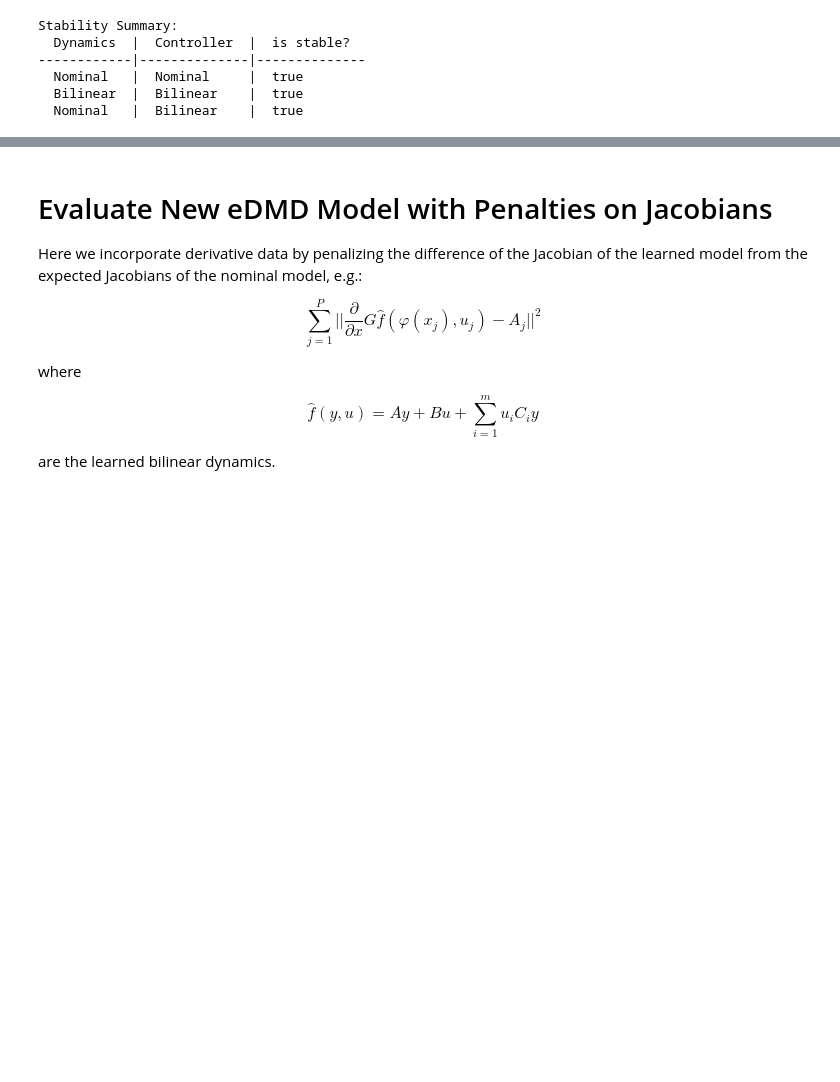
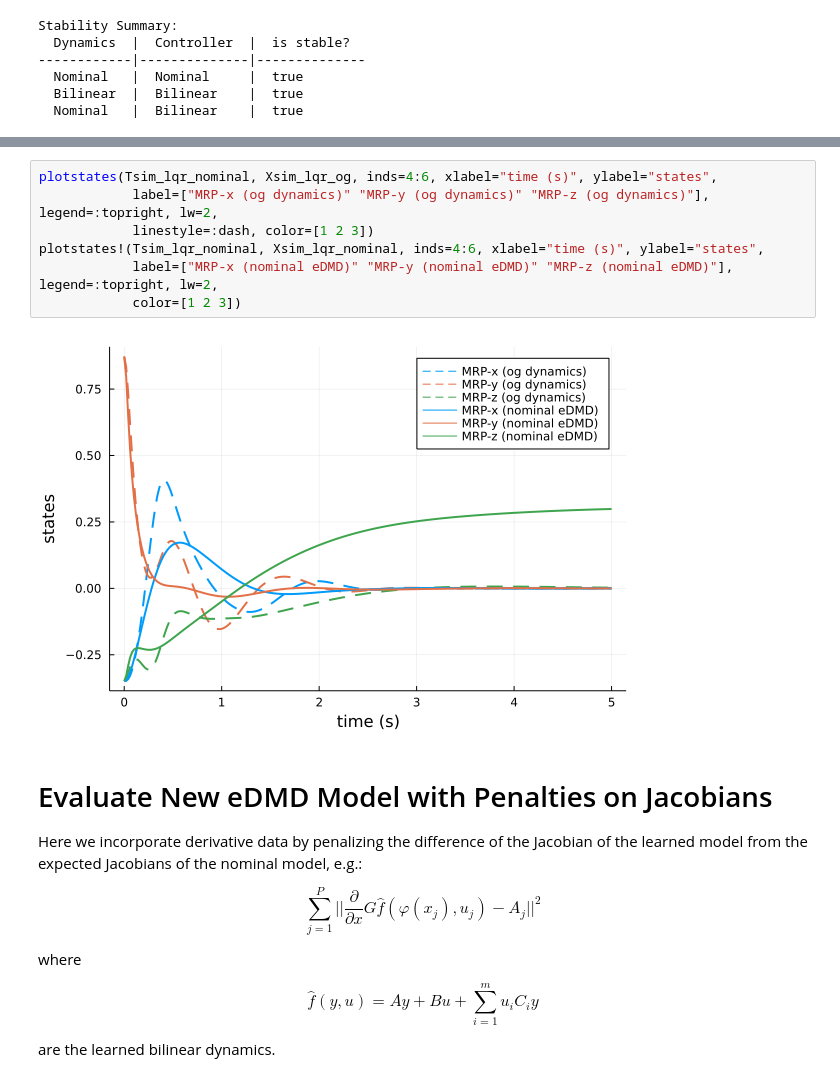
Before and after one commit to bjack205/BilinearControl.jl, a Jupyter notebook: examples/rex_quadrotor_eDMD.ipynb, the cells around one changed output, grey strips where cells are left out. Cells and saved outputs as stored; diff of their text form; blank space fills up the shorter version.

```diff
--- a/examples/rex_quadrotor_eDMD.ipynb
+++ b/examples/rex_quadrotor_eDMD.ipynb
@@ -290,3 +322,12 @@ plotstates!(Tsim_lqr_nominal, Xsim_lqr_nominal, inds=1:3, xlabel="time (s)", yla
+# %%
+plotstates(Tsim_lqr_nominal, Xsim_lqr_og, inds=4:6, xlabel="time (s)", ylabel="states",
+            label=["MRP-x (og dynamics)" "MRP-y (og dynamics)" "MRP-z (og dynamics)"], legend=:topright, lw=2,
+            linestyle=:dash, color=[1 2 3])
+plotstates!(Tsim_lqr_nominal, Xsim_lqr_nominal, inds=4:6, xlabel="time (s)", ylabel="states",
+            label=["MRP-x (nominal eDMD)" "MRP-y (nominal eDMD)" "MRP-z (nominal eDMD)"], legend=:topright, lw=2,
+            color=[1 2 3])
+# %% [output]
+[figure, added]
 # %% [markdown]
 # Evaluate New eDMD Model with Penalties on Jacobians
 Here we incorporate derivative data by penalizing the difference of the Jacobian of the learned model from the expected Jacobians of the nominal model, e.g.:
```
Also changed, not shown: parts of 34 cells of this notebook, 3 other files.
